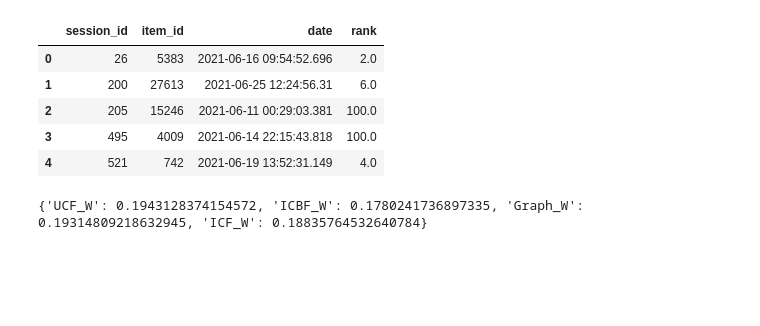
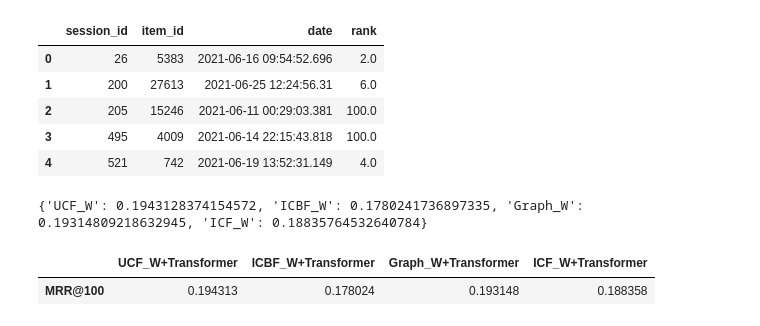
Before and after one commit to stavco9/rs-final-project, a Jupyter notebook: recsys2022/Final_submission/2-dressipi-lgbmranker-leaderboard_k_split_models.ipynb, the cells around one changed output. Saved outputs shown, nothing was run; the diff lists cells and outputs as text; code cells hidden in the pictures; blank space fills up the shorter version.

```diff
--- a/recsys2022/Final_submission/2-dressipi-lgbmranker-leaderboard_k_split_models.ipynb
+++ b/recsys2022/Final_submission/2-dressipi-lgbmranker-leaderboard_k_split_models.ipynb
@@ -535,3 +535,10 @@ for model_name in selected_list:
 print(mrr_dict)
 # %% [output]
 {'UCF_W': 0.1943128374154572, 'ICBF_W': 0.1780241736897335, 'Graph_W': 0.19314809218632945, 'ICF_W': 0.18835764532640784}
+# %%
+compression_table = pd.DataFrame([mrr_dict.values()], index=['MRR@100'], columns=[f"{x}+Transformer" for x in mrr_dict.keys()])
+# %%
+compression_table
+# %% [output]
+|  | UCF_W+Transformer | ICBF_W+Transformer | Graph_W+Transformer | ICF_W+Transformer |
+| MRR@100 | 0.194313 | 0.178024 | 0.193148 | 0.188358 |
```
Also changed, not shown: 1 other file.
